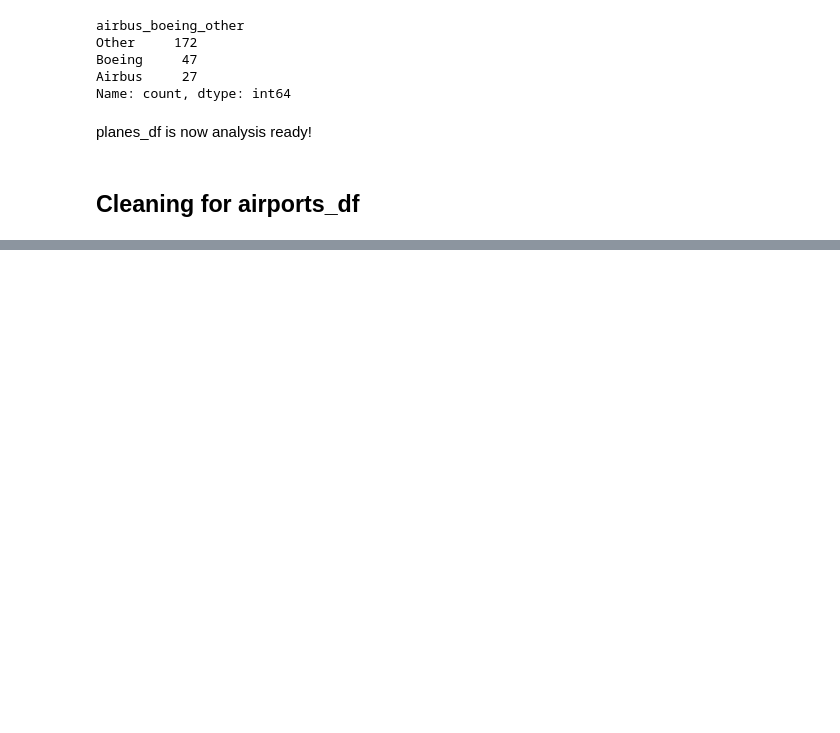
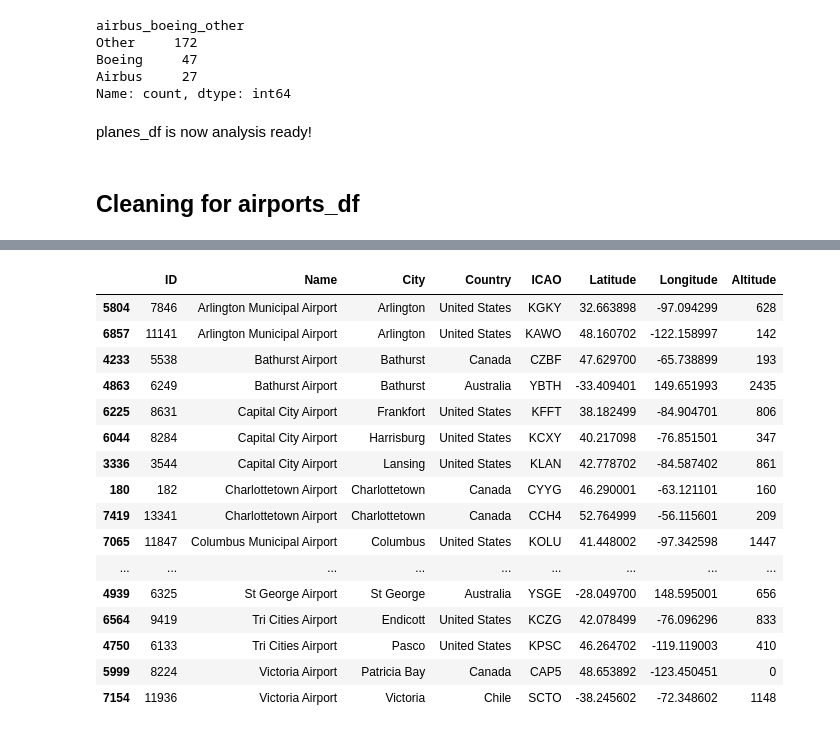
Before and after one commit to sakinanazarali/MADS_Milestone1, a Jupyter notebook: data_cleaning.ipynb, the cells around one changed output, grey strips where cells are left out. Drawn from its saved outputs; the diff is of its cells as text; code cells hidden in the pictures; blank space fills up the shorter version.

```diff
--- a/data_cleaning.ipynb
+++ b/data_cleaning.ipynb
@@ -303,0 +305,2 @@ planes_df is now analysis ready!
+# %%
+airports_df.drop(['Source', 'Type', 'TzDatabase', 'IATA', 'Timezone', 'DST'], axis=1, inplace=True)
@@ -303,0 +309,2 @@ planes_df is now analysis ready!
+# %%
+duplicate_airports = airports_df[airports_df.duplicated(subset='Name', keep=False)]
@@ -303,0 +361,23 @@ planes_df is now analysis ready!
+# %%
+pd.set_option('display.max_rows', None)  # Show all rows
+pd.set_option('display.max_columns', None)
+duplicate_airports_sorted = duplicate_airports.sort_values(by='Name', ascending=True)
+display(duplicate_airports_sorted)
+# %% [output]
+|  | ID | Name | City | Country | ICAO | Latitude | Longitude | Altitude |
+| 5804 | 7846 | Arlington Municipal Airport | Arlington | United States | KGKY | 32.663898 | -97.094299 | 628 |
+| 6857 | 11141 | Arlington Municipal Airport | Arlington | United States | KAWO | 48.160702 | -122.158997 | 142 |
+| 4233 | 5538 | Bathurst Airport | Bathurst | Canada | CZBF | 47.629700 | -65.738899 | 193 |
+| 4863 | 6249 | Bathurst Airport | Bathurst | Australia | YBTH | -33.409401 | 149.651993 | 2435 |
+| 6225 | 8631 | Capital City Airport | Frankfort | United States | KFFT | 38.182499 | -84.904701 | 806 |
+| 6044 | 8284 | Capital City Airport | Harrisburg | United States | KCXY | 40.217098 | -76.851501 | 347 |
+| 3336 | 3544 | Capital City Airport | Lansing | United States | KLAN | 42.778702 | -84.587402 | 861 |
+| 180 | 182 | Charlottetown Airport | Charlottetown | Canada | CYYG | 46.290001 | -63.121101 | 160 |
+| 7419 | 13341 | Charlottetown Airport | Charlottetown | Canada | CCH4 | 52.764999 | -56.115601 | 209 |
+| 7065 | 11847 | Columbus Municipal Airport | Columbus | United States | KOLU | 41.448002 | -97.342598 | 1447 |
+| ... | ... | ... | ... | ... | ... | ... | ... | ... |
+| 4939 | 6325 | St George Airport | St George | Australia | YSGE | -28.049700 | 148.595001 | 656 |
+| 6564 | 9419 | Tri Cities Airport | Endicott | United States | KCZG | 42.078499 | -76.096296 | 833 |
+| 4750 | 6133 | Tri Cities Airport | Pasco | United States | KPSC | 46.264702 | -119.119003 | 410 |
+| 5999 | 8224 | Victoria Airport | Patricia Bay | Canada | CAP5 | 48.653892 | -123.450451 | 0 |
+| 7154 | 11936 | Victoria Airport | Victoria | Chile | SCTO | -38.245602 | -72.348602 | 1148 |
```
Also changed, not shown: parts of 76 cells of this notebook.
